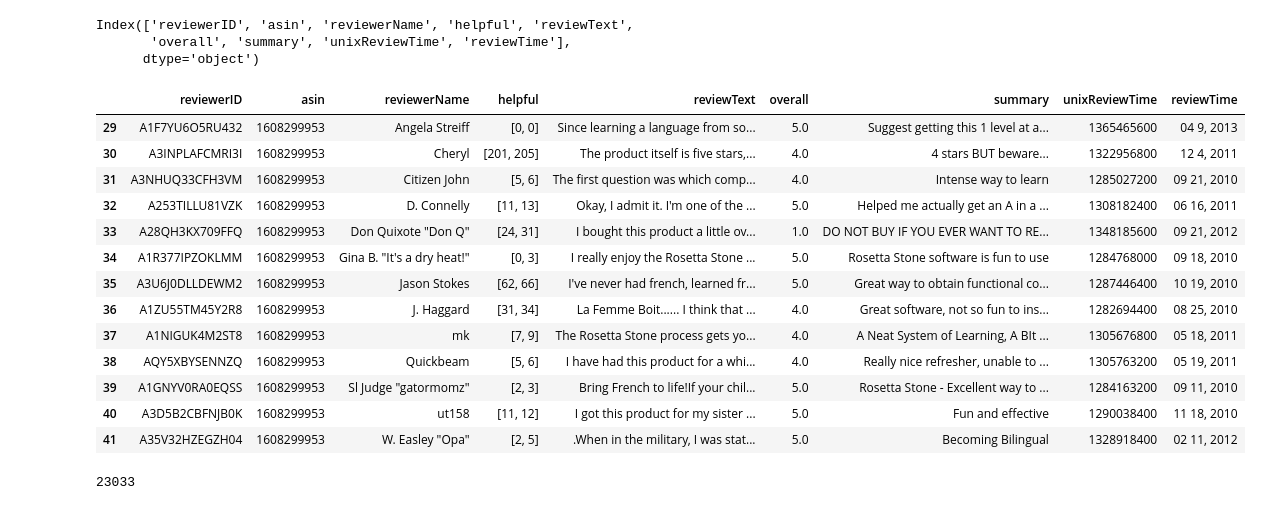
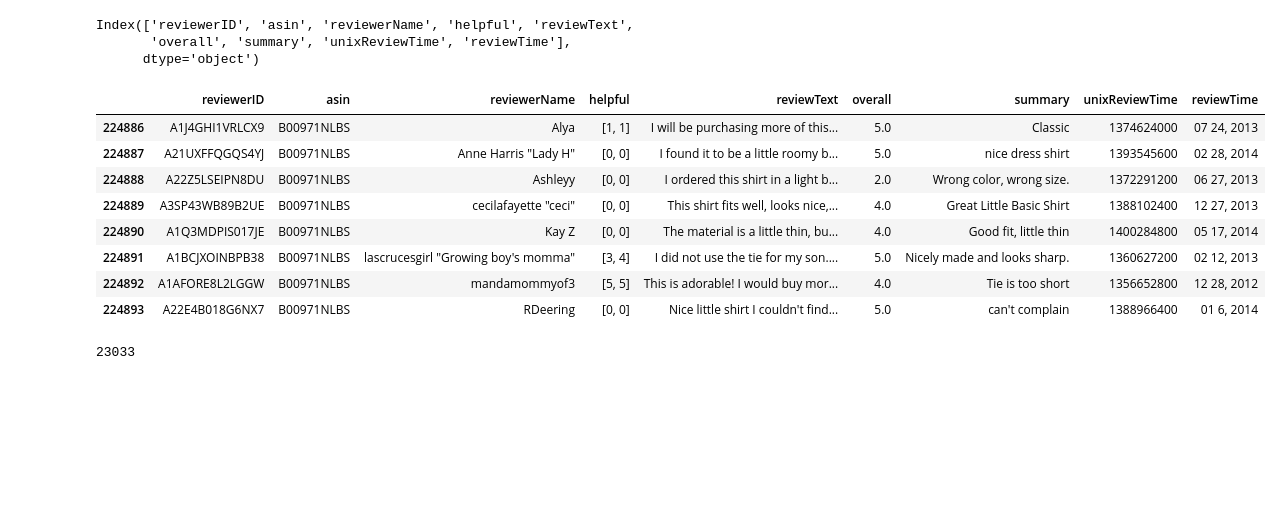
Before and after one commit to rachelkoenig10/recommender-system-capstone, a Jupyter notebook: amazon-review-data.ipynb, the cells around one changed output. Cells and saved outputs as stored; diff of their text form; code cells hidden in the pictures; blank space fills up the shorter version.

```diff
--- a/amazon-review-data.ipynb
+++ b/amazon-review-data.ipynb
@@ -51,22 +58,17 @@ Index(['reviewerID', 'asin', 'reviewerName', 'helpful', 'reviewText',
        'overall', 'summary', 'unixReviewTime', 'reviewTime'],
       dtype='object')
 # %%
-df[df['asin'] == '1608299953']
+df[df['asin'] == 'B00971NLBS']
 # %% [output]
 |  | reviewerID | asin | reviewerName | helpful | reviewText | overall | summary | unixReviewTime | reviewTime |
-| 29 | A1F7YU6O5RU432 | 1608299953 | Angela Streiff | [0, 0] | Since learning a language from so... | 5.0 | Suggest getting this 1 level at a... | 1365465600 | 04 9, 2013 |
-| 30 | A3INPLAFCMRI3I | 1608299953 | Cheryl | [201, 205] | The product itself is five stars,... | 4.0 | 4 stars BUT beware... | 1322956800 | 12 4, 2011 |
-| 31 | A3NHUQ33CFH3VM | 1608299953 | Citizen John | [5, 6] | The first question was which comp... | 4.0 | Intense way to learn | 1285027200 | 09 21, 2010 |
-| 32 | A253TILLU81VZK | 1608299953 | D. Connelly | [11, 13] | Okay, I admit it. I'm one of the ... | 5.0 | Helped me actually get an A in a ... | 1308182400 | 06 16, 2011 |
-| 33 | A28QH3KX709FFQ | 1608299953 | Don Quixote "Don Q" | [24, 31] | I bought this product a little ov... | 1.0 | DO NOT BUY IF YOU EVER WANT TO RE... | 1348185600 | 09 21, 2012 |
-| 34 | A1R377IPZOKLMM | 1608299953 | Gina B. "It's a dry heat!" | [0, 3] | I really enjoy the Rosetta Stone ... | 5.0 | Rosetta Stone software is fun to use | 1284768000 | 09 18, 2010 |
-| 35 | A3U6J0DLLDEWM2 | 1608299953 | Jason Stokes | [62, 66] | I've never had french, learned fr... | 5.0 | Great way to obtain functional co... | 1287446400 | 10 19, 2010 |
-| 36 | A1ZU55TM45Y2R8 | 1608299953 | J. Haggard | [31, 34] | La Femme Boit...... I think that ... | 4.0 | Great software, not so fun to ins... | 1282694400 | 08 25, 2010 |
-| 37 | A1NIGUK4M2ST8 | 1608299953 | mk | [7, 9] | The Rosetta Stone process gets yo... | 4.0 | A Neat System of Learning, A BIt ... | 1305676800 | 05 18, 2011 |
-| 38 | AQY5XBYSENNZQ | 1608299953 | Quickbeam | [5, 6] | I have had this product for a whi... | 4.0 | Really nice refresher, unable to ... | 1305763200 | 05 19, 2011 |
-| 39 | A1GNYV0RA0EQSS | 1608299953 | Sl Judge "gatormomz" | [2, 3] | Bring French to life!If your chil... | 5.0 | Rosetta Stone - Excellent way to ... | 1284163200 | 09 11, 2010 |
-| 40 | A3D5B2CBFNJB0K | 1608299953 | ut158 | [11, 12] | I got this product for my sister ... | 5.0 | Fun and effective | 1290038400 | 11 18, 2010 |
-| 41 | A35V32HZEGZH04 | 1608299953 | W. Easley "Opa" | [2, 5] | .When in the military, I was stat... | 5.0 | Becoming Bilingual | 1328918400 | 02 11, 2012 |
+| 224886 | A1J4GHI1VRLCX9 | B00971NLBS | Alya | [1, 1] | I will be purchasing more of this... | 5.0 | Classic | 1374624000 | 07 24, 2013 |
+| 224887 | A21UXFFQGQS4YJ | B00971NLBS | Anne Harris "Lady H" | [0, 0] | I found it to be a little roomy b... | 5.0 | nice dress shirt | 1393545600 | 02 28, 2014 |
+| 224888 | A22Z5LSEIPN8DU | B00971NLBS | Ashleyy | [0, 0] | I ordered this shirt in a light b... | 2.0 | Wrong color, wrong size. | 1372291200 | 06 27, 2013 |
+| 224889 | A3SP43WB89B2UE | B00971NLBS | cecilafayette "ceci" | [0, 0] | This shirt fits well, looks nice,... | 4.0 | Great Little Basic Shirt | 1388102400 | 12 27, 2013 |
+| 224890 | A1Q3MDPIS017JE | B00971NLBS | Kay Z | [0, 0] | The material is a little thin, bu... | 4.0 | Good fit, little thin | 1400284800 | 05 17, 2014 |
+| 224891 | A1BCJXOINBPB38 | B00971NLBS | lascrucesgirl "Growing boy's momma" | [3, 4] | I did not use the tie for my son.... | 5.0 | Nicely made and looks sharp. | 1360627200 | 02 12, 2013 |
+| 224892 | A1AFORE8L2LGGW | B00971NLBS | mandamommyof3 | [5, 5] | This is adorable! I would buy mor... | 4.0 | Tie is too short | 1356652800 | 12 28, 2012 |
+| 224893 | A22E4B018G6NX7 | B00971NLBS | RDeering | [0, 0] | Nice little shirt I couldn't find... | 5.0 | can't complain | 1388966400 | 01 6, 2014 |
 # %%
 #Check how many unique items are in the data
 len(df['asin'].unique())
```
Also changed, not shown: parts of 58 cells of this notebook, 19 other files.
